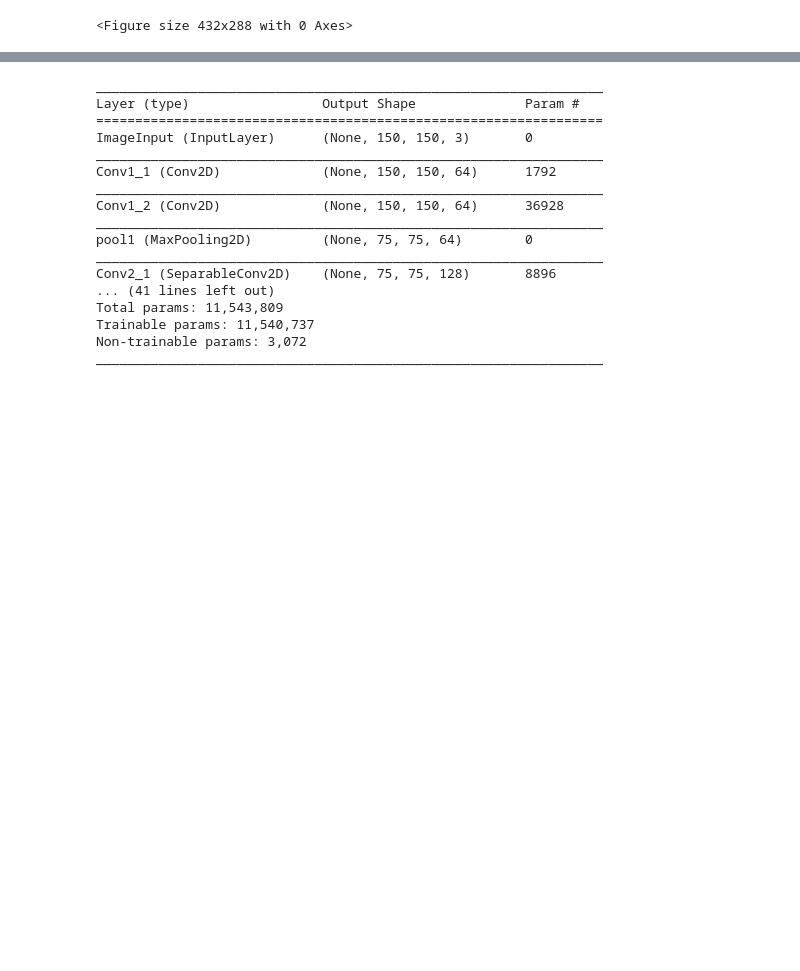
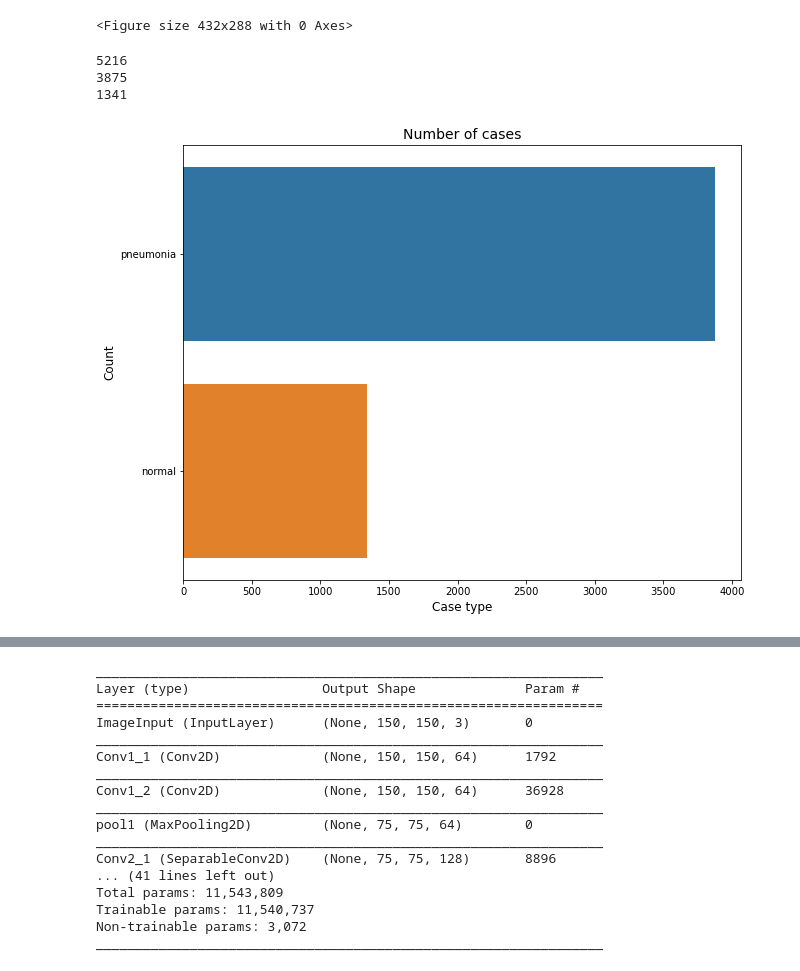
Before and after one commit to kevinrennn/Computer-Vision-on-Heart-and-Lung-Diseases, a Jupyter notebook: Data Exploration.ipynb, the cells around one changed output, grey strips where cells are left out. Drawn from its saved outputs; the diff is of its cells as text; code cells hidden in the pictures; blank space fills up the shorter version.

```diff
--- a/Data Exploration.ipynb
+++ b/Data Exploration.ipynb
@@ -181,3 +183,27 @@ plt.tight_layout()
 # %% [output]
 [figure]
 <Figure size 432x288 with 0 Axes>
+# %%
+# Show Class imbalance\n
+
+# Get the counts for each class
+pneu_count = len(os.listdir(train_pneu_dir))
+normal_count = len(os.listdir(train_normal_dir))
+case_count = [pneu_count, normal_count]
+print(pneu_count+normal_count)
+print(pneu_count)
+print(normal_count)
+
+# Plot the results
+plt.figure(figsize=(10,8))
+sns.barplot(x=case_count, y=['pneumonia', 'normal'])
+plt.title('Number of cases', fontsize=14)
+plt.xlabel('Case type', fontsize=12)
+plt.ylabel('Count', fontsize=12)
+#plt.xticks(range(len(case_count)), ['Normal(0)', 'Pneumonia(1)'])
+plt.show()
+# %% [output]
+5216
+3875
+1341
+[figure, added]
```
Also changed, not shown: parts of 2 cells of this notebook.
